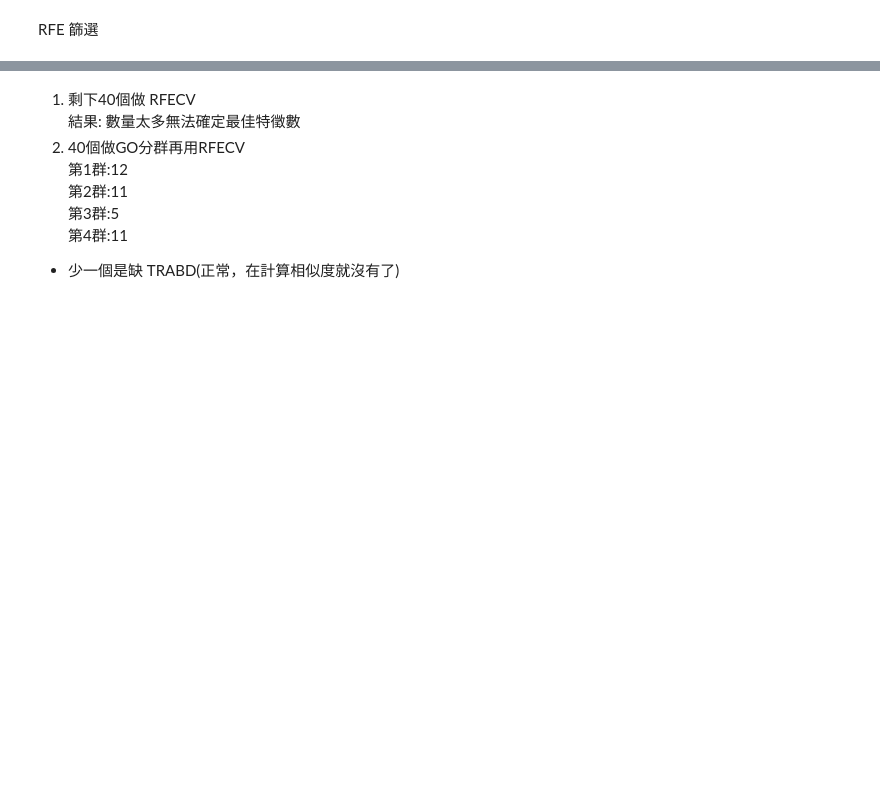
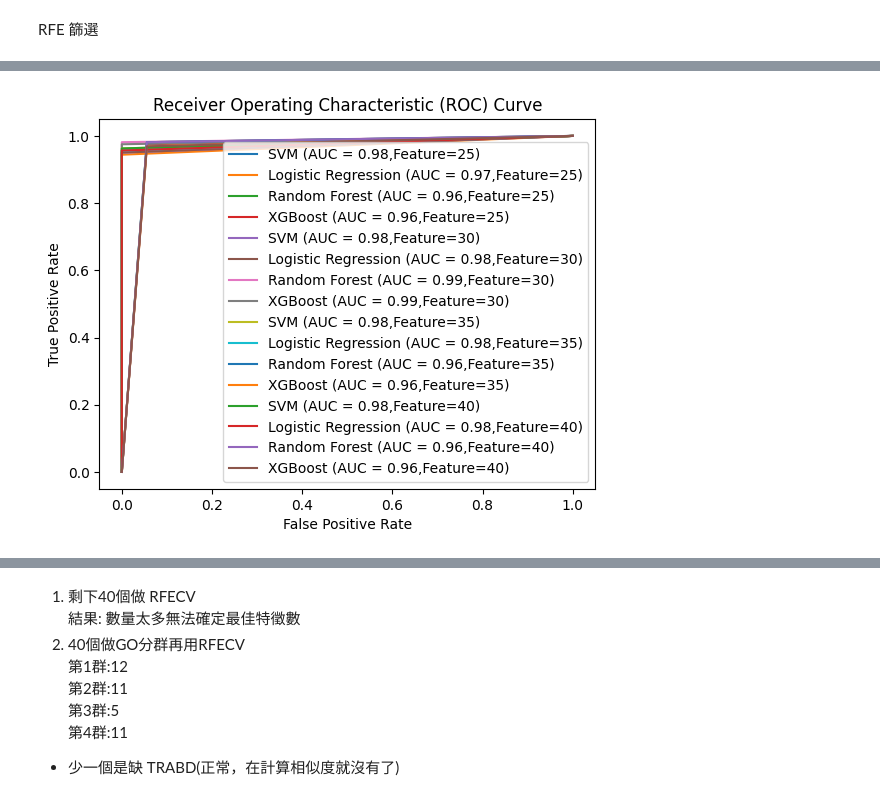
Before and after one commit to BioTechCo/main_project, a Jupyter notebook: ml/ml_RFE.ipynb, the cells around one changed output, grey strips where cells are left out. Drawn from its saved outputs; the diff is of its cells as text; code cells hidden in the pictures; blank space fills up the shorter version.

```diff
--- a/ml/ml_RFE.ipynb
+++ b/ml/ml_RFE.ipynb
@@ -65,15 +55,5 @@ normalized_train_c.iloc[:,1::2]
 106 rows × 895 columns
 # %%
 X_train = normalized_train_c.iloc[:, 1::2]
-
-x = []
-
-for i in range(895):
-    X = X_train.iloc[:, i]
-
-    X = X.values.flatten().T.tolist()
-    print(X)
-    x.append(X)
-
-y = [ (0 if (i < 47)or(i>444 and i <495 ) else 1)   for i in range(895)]
-y.count(1)
+x = [X_train.iloc[:, i].values.flatten().tolist() for i in range(895)]
+y = [(0 if (i < 47) or (i > 444 and i < 495) else 1) for i in range(895)]
@@ -98,0 +79,4 @@ y.count(1)
+# %%
+ros = RandomOverSampler(random_state=42)
+X_train, y_train = ros.fit_resample(X_train, y_train)
+print("過採樣後的類別分佈：", Counter(y_train))
@@ -296,0 +87,77 @@ Selected Features:      Unnamed: 0
+# %%
+models = {
+    "SVM": SVC(kernel="linear"),
+    "Logistic Regression": LogisticRegression(),
+    "Random Forest": RandomForestClassifier(),
+    "XGBoost": XGBClassifier()
+}
+
+results = pd.DataFrame(columns=['Model', 'Features'])
+# model = SVC(kernel="linear")
+model = LogisticRegression()
+# model = DecisionTreeClassifier()
+# model = RandomForestClassifier()
+# model = XGBClassifier()
+
+for feature_count in range(25,41,5):
+    rfe = RFE(estimator=model, n_features_to_select=feature_count)
+    X_train_rfe = rfe.fit_transform(X_train, y_train)
+
+    selected_feature_indices = rfe.support_
+    selected_feature_names = pd.DataFrame(normalized_train_c.iloc[selected_feature_indices,0])
+    feature_ranking = rfe.ranking_
+
+    # https://scikit-learn.org/stable/modules/generated/sklearn.feature_selection.RFE.html
+    # rfe.support_: The mask of selected features.
+    # rfe.ranking_: The feature ranking, such that ranking_[i] corresponds to the ranking position of the i-th feature.
+    # Selected (i.e., estimated best) features are assigned rank 1.
+
+    for test_model_name in ["SVM", "Logistic Regression", "Random Forest", "XGBoost"]:
+        test_model=models[test_model_name]
+        test_model.fit(X_train_rfe, y_train)
+        train_accuracy_cv = cross_val_score(test_model, X_train_rfe, y_train, cv=5, scoring='accuracy').mean()
+
+        X_test_rfe = rfe.transform(X_test)
+        y_pred = test_model.predict(X_test_rfe)
+
+        X_test_df = pd.DataFrame(X_test)
+        incorrect_predictions = X_test_df.loc[y_pred != y_test]
+        incorrect_indices = X_test_df.index[y_pred != y_test]
+
+        accuracy_test = accuracy_score(y_test, y_pred)
+        precision = precision_score(y_test, y_pred)
+        recall = recall_score(y_test, y_pred)
+        f1 = f1_score(y_test, y_pred)
+        mcc = matthews_corrcoef(y_test, y_pred) #1 表示完美預測，0 表示模型的性能與隨機預測相當，而 -1 表示完全相反的預測。
+
+        fpr, tpr, _ = roc_curve(y_test, y_pred)
+        roc_auc = auc(fpr, tpr)
+        plt.plot(fpr, tpr, label=f'{test_model_name} (AUC = {roc_auc:.2f},Feature={feature_count})')
+
+        new_row = {
+            'Model': test_model_name,
+            'Features': feature_count,
+            'f1_score': f1,
+            'AUC': roc_auc,
+            'Precision': precision,
+            'Accuracy': (train_accuracy_cv + accuracy_test) / 2,
+            'Train Accuracy (Cross-Validation)': train_accuracy_cv,
+            'Test Accuracy': accuracy_test,
+            'difference': train_accuracy_cv - accuracy_test,
+            'J-index': recall + accuracy_test - (1 - recall) - 1,
+            'Selected Features': selected_feature_names,
+            'Incorrect Predictions': len(incorrect_indices)
+        }
+
+        results = pd.concat([results, pd.DataFrame([new_row])], ignore_index=True)
+
+
+        print('Selected Features:',selected_feature_names)
+
+
+plt.legend(loc="lower right")
+plt.xlabel("False Positive Rate")
+plt.ylabel("True Positive Rate")
+plt.title("Receiver Operating Characteristic (ROC) Curve")
+plt.show()
+# %% [output]
@@ -297,3 +181,4 @@ Selected Features:      Unnamed: 0
+[figure, added]
 # %%
 results.to_csv('../result/RFE_0.35_Hyper&TSS.csv', index=False)
 # %%
```
Also changed, not shown: parts of 21 cells of this notebook.
